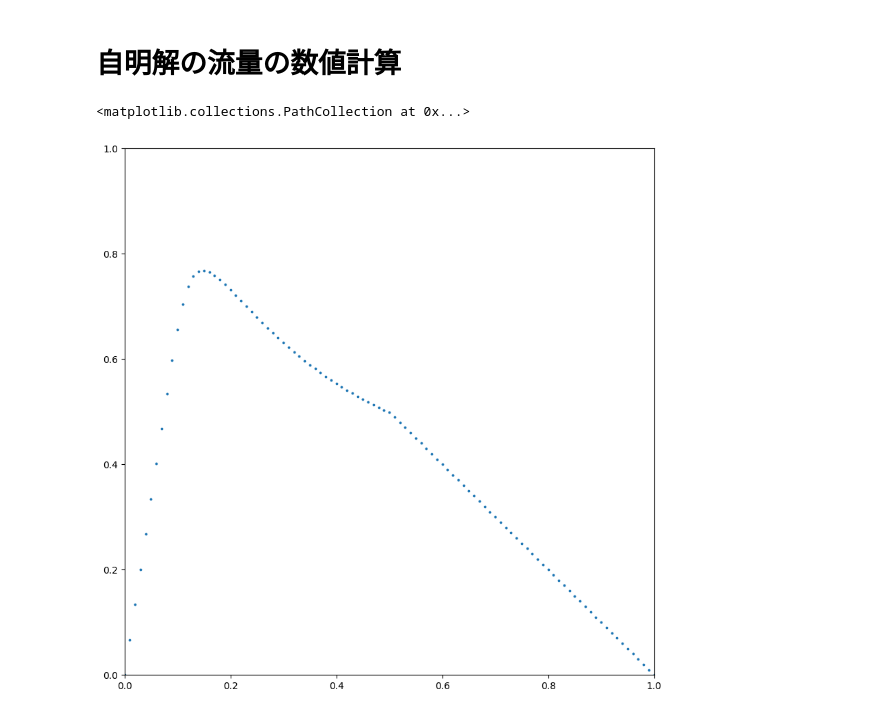
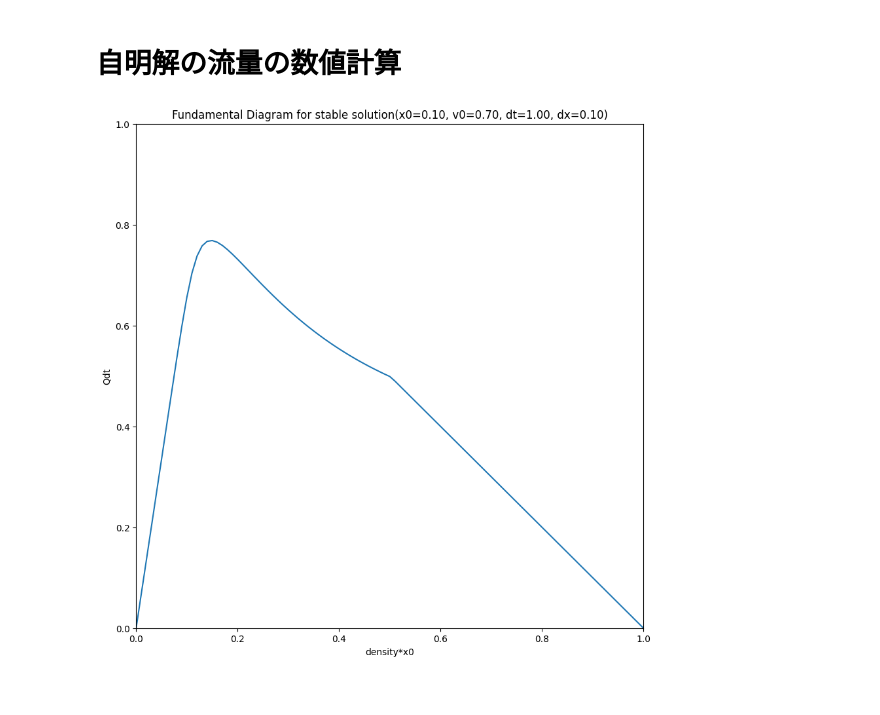
Before and after one commit to tt6-mzn/s2s-OV-model, a Jupyter notebook: ds2s-OV/012.ipynb, the cells around one changed output. Cells and saved outputs as stored; diff of their text form; code cells hidden in the pictures.

```diff
--- a/ds2s-OV/012.ipynb
+++ b/ds2s-OV/012.ipynb
@@ -55,17 +10,26 @@ def flow_stable_right(
 # %%
 density = []
 flow = []
-flow_left = []
-flow_right = []
 for K in range(0, 101):
 	density.append(0.1*K/10.0)
-	flow.append(flow_stable(L=10.0, K=K, x_0=0.1, v_0=0.7, dt=1.0, dx=0.1))
-	flow_left.append(flow_stable_left(L=10.0, K=K, x_0=0.1, v_0=0.7, dt=1.0, dx=0.1))
-	flow_right.append(flow_stable_right(L=10.0, K=K, x_0=0.1, v_0=0.7, dt=1.0, dx=0.1))
+	flow.append(flow_stable(
+		density=K/10.0,
+		x_0=0.1,
+		v_0=0.7,
+		dt=1.0,
+		dx=0.1
+	))
 plt.figure(figsize=(10, 10))
 plt.xlim((0, 1.0))
 plt.ylim((0, 1.0))
-plt.scatter(density, flow, s=3)
+plt.xlabel("density*x0")
+plt.ylabel("Qdt")
+plt.title(
+	"Fundamental Diagram for stable solution"
+	+ "(x0={:.2f}, v0={:.2f}, dt={:.2f}, dx={:.2f})"
+		.format(0.1, 0.7, 1.0, 0.1)
+)
+plt.plot(density, flow)
+plt.show()
 # %% [output]
-<matplotlib.collections.PathCollection at 0x...>
-[figure, old version]
+[figure, new version]
```
Also changed, not shown: parts of 11 cells of this notebook, 1 other file.
